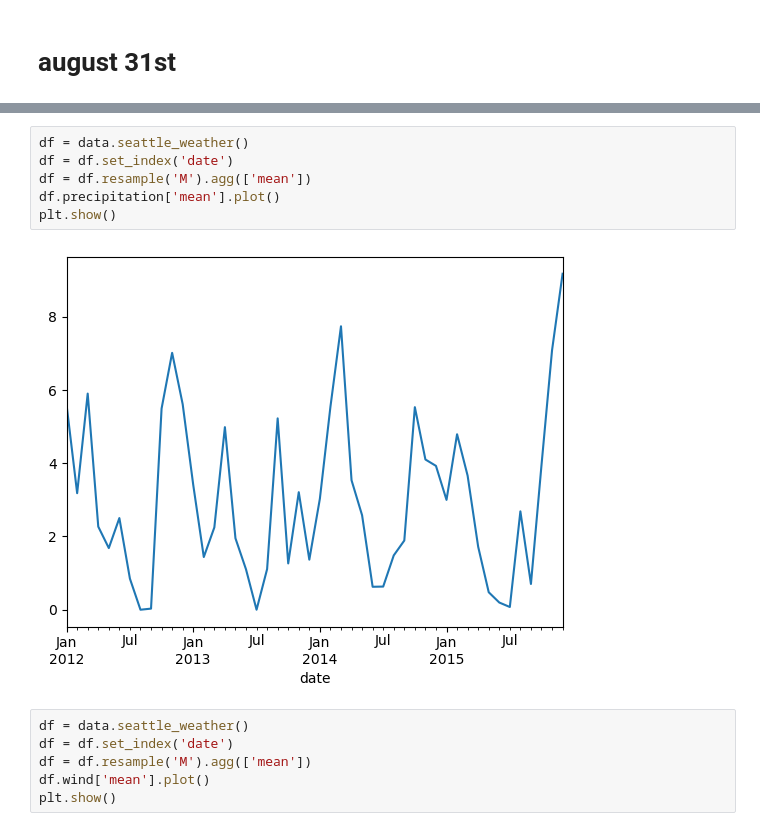
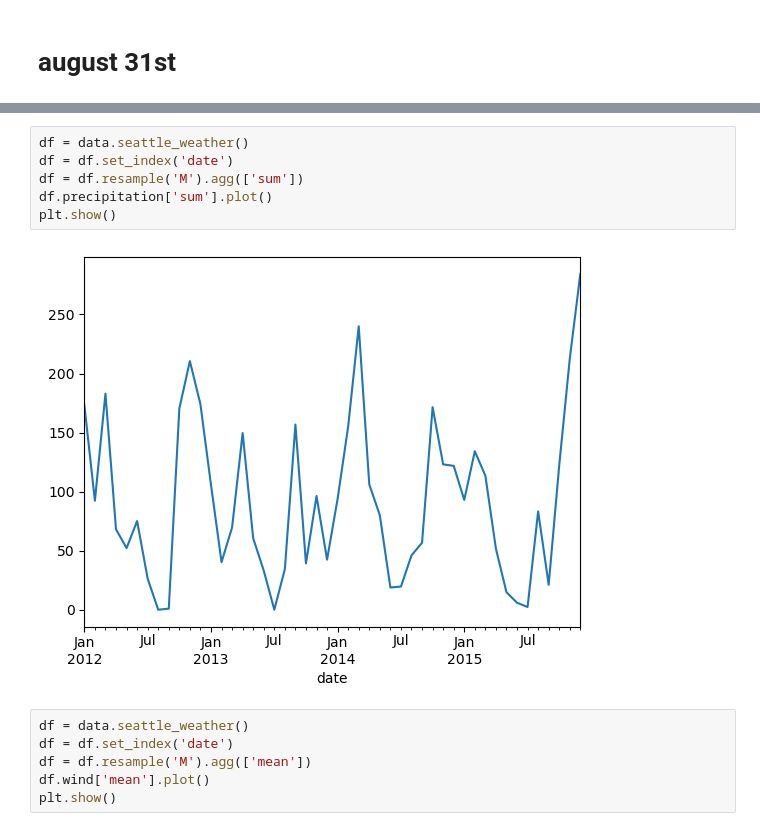
Before and after one commit to Divante222/time-series-exercises, a Jupyter notebook: time_series_data.ipynb, the cells around one changed output, grey strips where cells are left out. Cells and saved outputs as stored; diff of their text form.

```diff
--- a/time_series_data.ipynb
+++ b/time_series_data.ipynb
@@ -203,11 +188,11 @@ df
 # %%
 df = data.seattle_weather()
 df = df.set_index('date')
-df = df.resample('M').agg(['mean'])
-df.precipitation['mean'].plot()
+df = df.resample('M').agg(['sum'])
+df.precipitation['sum'].plot()
 plt.show()
 # %% [output]
-[figure, old version]
+[figure, new version]
 # %%
 df = data.seattle_weather()
 df = df.set_index('date')
```
Also changed, not shown: parts of 4 cells of this notebook.
